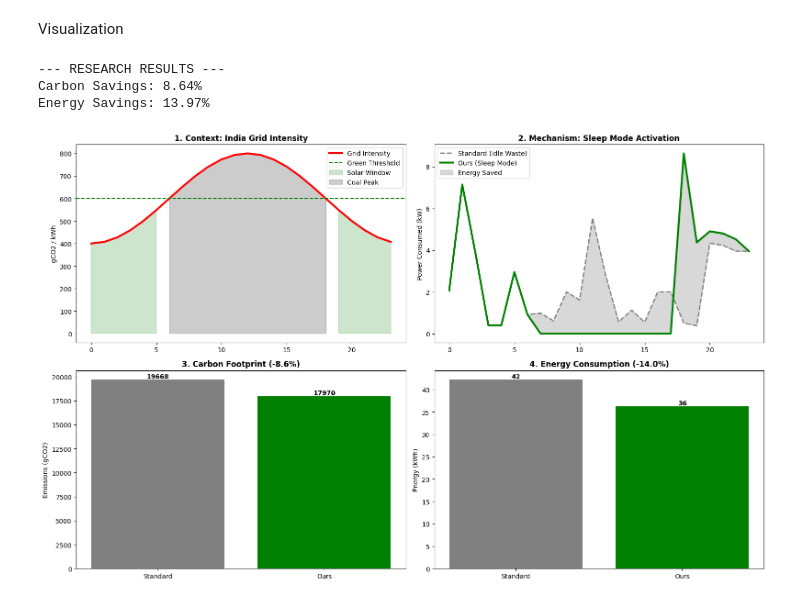
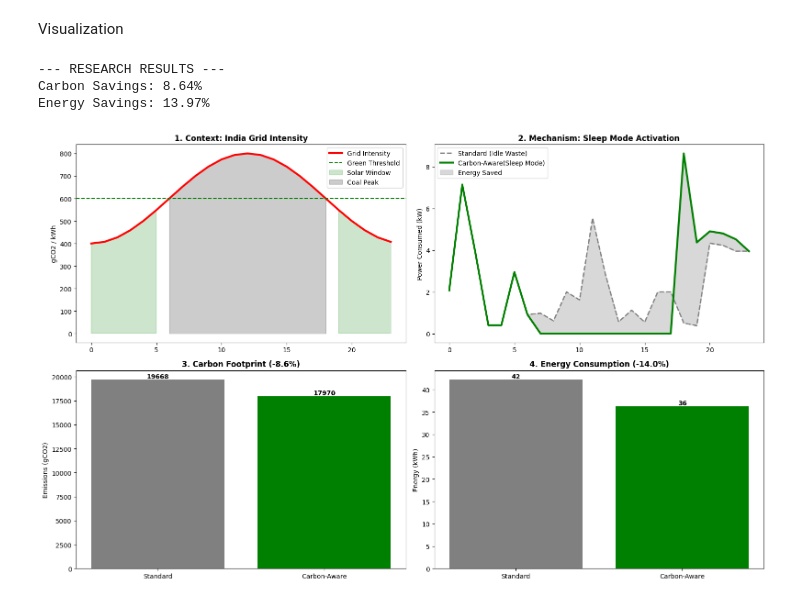
Before and after one commit to CodeShark-pro/carbon-aware-scheduler, a Jupyter notebook: Research_Mark2.ipynb, the cells around one changed output. Drawn from its saved outputs; the diff is of its cells as text; code cells hidden in the pictures.

```diff
--- a/Research_Mark2.ipynb
+++ b/Research_Mark2.ipynb
@@ -108,34 +108,34 @@ plt.ylabel("gCO2 / kWh")
 plt.legend()
 
 # Graph 2: Mechanism
 plt.subplot(2, 2, 2)
 plt.plot(load_std, 'gray', linestyle='--', linewidth=2, label='Standard (Idle Waste)')
-plt.plot(load_our, 'green', linewidth=3, label='Ours (Sleep Mode)')
+plt.plot(load_our, 'green', linewidth=3, label='Carbon-Aware(Sleep Mode)')
 plt.fill_between(range(24), load_std, load_our, color='gray', alpha=0.3, label='Energy Saved')
 plt.title("2. Mechanism: Sleep Mode Activation", fontsize=12, fontweight='bold')
 plt.ylabel("Power Consumed (kW)")
 plt.legend()
 
 # Graph 3: Carbon Results
 plt.subplot(2, 2, 3)
-bars1 = plt.bar(['Standard', 'Ours'], [c_std, c_our], color=['gray', 'green'])
+bars1 = plt.bar(['Standard', 'Carbon-Aware'], [c_std, c_our], color=['gray', 'green'])
 plt.title(f"3. Carbon Footprint (-{c_savings:.1f}%)", fontsize=12, fontweight='bold')
 plt.ylabel("Emissions (gCO2)")
 for bar in bars1:
     plt.text(bar.get_x() + bar.get_width()/2, bar.get_height(), f'{int(bar.get_height())}', ha='center', va='bottom', fontweight='bold')
 
 # Graph 4: Energy Results
 plt.subplot(2, 2, 4)
-bars2 = plt.bar(['Standard', 'Ours'], [e_std, e_our], color=['gray', 'green'])
+bars2 = plt.bar(['Standard', 'Carbon-Aware'], [e_std, e_our], color=['gray', 'green'])
 plt.title(f"4. Energy Consumption (-{e_savings:.1f}%)", fontsize=12, fontweight='bold')
 plt.ylabel("Energy (kWh)")
 for bar in bars2:
     plt.text(bar.get_x() + bar.get_width()/2, bar.get_height(), f'{int(bar.get_height())}', ha='center', va='bottom', fontweight='bold')
 
 plt.tight_layout()
 plt.show()
 # %% [output]
 --- RESEARCH RESULTS ---
 Carbon Savings: 8.64%
 Energy Savings: 13.97%
-[figure, old version]
+[figure, new version]
```
